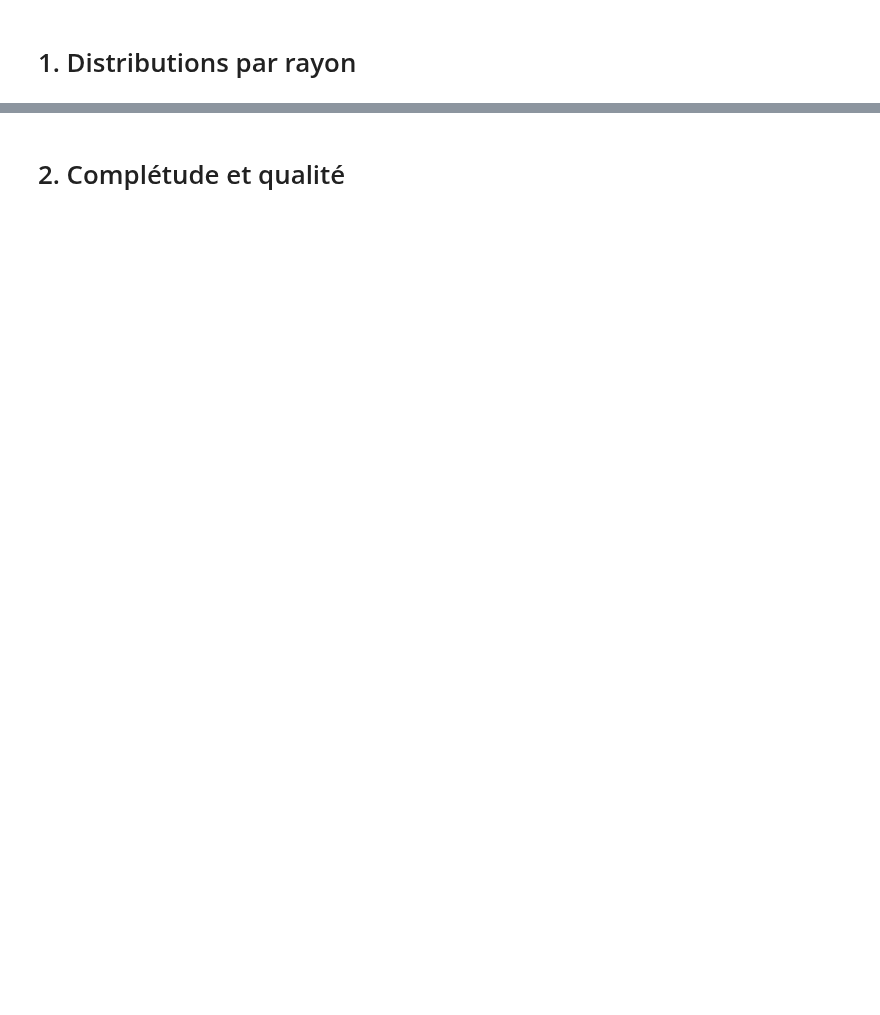
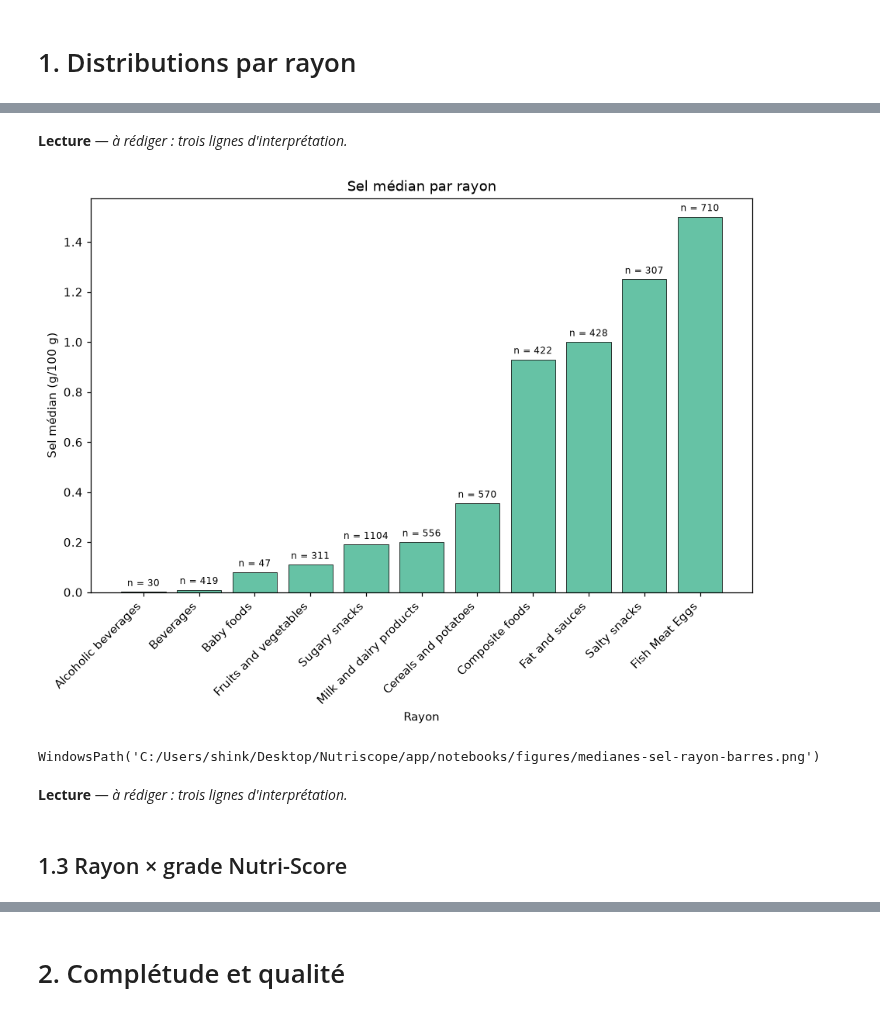
Before and after one commit to SebastienHus/Nutriscope_team_delegue, a Jupyter notebook: notebooks/eda_reference.ipynb, the cells around one changed output, grey strips where cells are left out. Drawn from its saved outputs; the diff is of its cells as text; code cells hidden in the pictures; blank space fills up the shorter version.

```diff
--- a/notebooks/eda_reference.ipynb
+++ b/notebooks/eda_reference.ipynb
@@ -118,10 +142,0 @@ ct_pct
-# %%
-# NOTE: Calcule directement le V de Cramér en une ligne à partir du tableau croisé
-# from scipy.stats import contingency
-# cramer_v = contingency.association(contingency_table, method="cramer")
-
-chi2, p_val, dof, expected = stats.chi2_contingency(contingency_table)
-n = contingency_table.sum().sum()
-min_dim = min(contingency_table.shape) - 1
-cramer_v = np.sqrt(chi2 / (n * min_dim))
-print(f"V de Cramer : {cramer_v:.2f}")
@@ -161,0 +179,20 @@ figure(ax.figure, "repartition-grades-rayon")
+# %% [markdown]
+**Lecture** — _à rédiger : trois lignes d'interprétation._
+# %%
+salt = profile[[("salt_100g", "median"), ("salt_100g", "n")]].droplevel(0, axis=1).sort_values("median")
+
+fig, ax = plt.subplots(figsize=(10, 6))
+bars = ax.bar(salt.index, salt["median"], color="#66c2a5", edgecolor="black", linewidth=0.5)
+ax.bar_label(bars, labels=[f"n = {n}" for n in salt["n"]], padding=3, fontsize=8)
+ax.set_xticks(range(len(salt)), salt.index, rotation=45, ha="right")
+ax.set_xlabel("Rayon")
+ax.set_ylabel("Sel médian (g/100 g)")
+ax.set_title("Sel médian par rayon")  # à remplacer par le titre-message
+figure(fig, "medianes-sel-rayon-barres")
+# %% [output]
+[figure, added]
+WindowsPath('C:/Users/shink/Desktop/Nutriscope/app/notebooks/figures/medianes-sel-rayon-barres.png')
+# %% [markdown]
+**Lecture** — _à rédiger : trois lignes d'interprétation._
+# %% [markdown]
+## 1.3 Rayon × grade Nutri-Score
```
Also changed, not shown: parts of 87 cells of this notebook, 26 other files.
